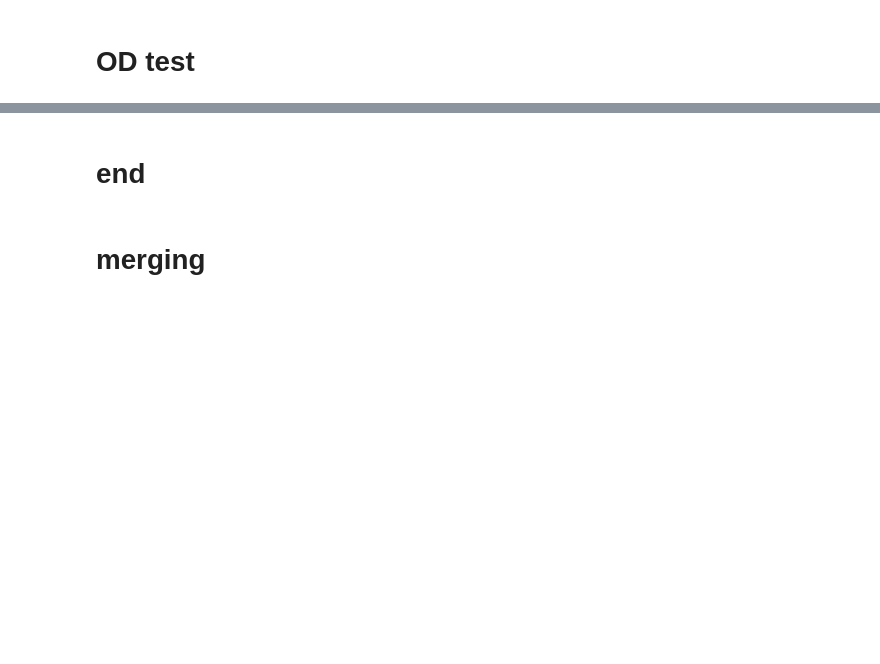
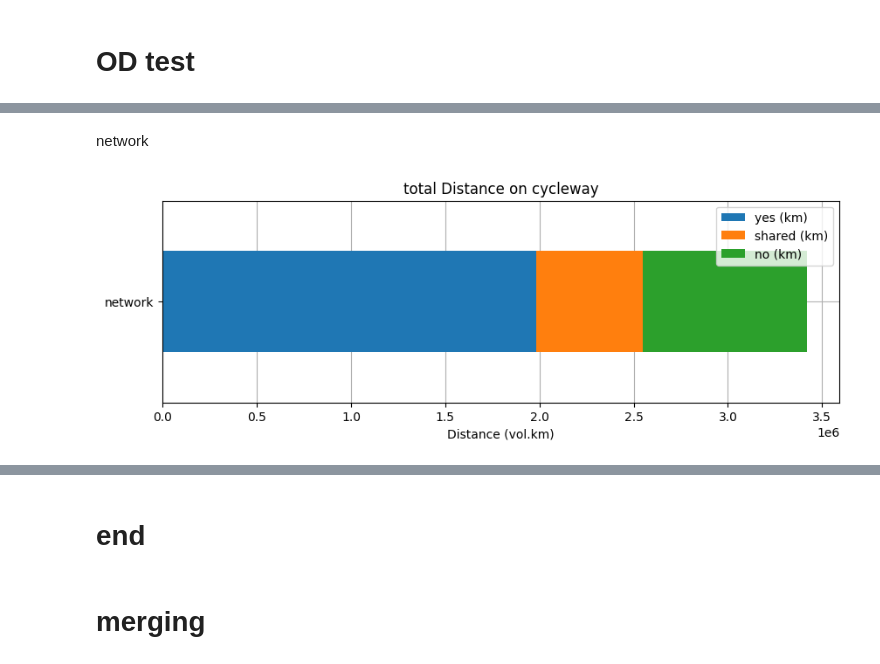
Before and after one commit to systragroup/quetzal_cyclops, a Jupyter notebook: notebooks/2_model/cyclops_model.ipynb, the cells around one changed output, grey strips where cells are left out. Cells and saved outputs as stored; diff of their text form; code cells hidden in the pictures; blank space fills up the shorter version.

Commit message:
first iteration of plots

```diff
--- a/notebooks/2_model/cyclops_model.ipynb
+++ b/notebooks/2_model/cyclops_model.ipynb
@@ -288,11 +282,8 @@ links.loc[links['isroad'],'eff_speed'] = links.loc[links['isroad'],'eff_speed']
 # derate it with shared cycleway weight
 links['cst_shared'] = links['highway'].apply(lambda x: cst_shared.get(x,1))
 
-ls = links.loc[index].loc[links['cycleway']=='shared'].index
+ls = links.loc[links['cycleway']=='shared'].index
 links.loc[ls,'eff_speed'] = links.loc[ls,'eff_speed'] * links.loc[ls,'cst_shared']
-
-ls = links.loc[index_r].loc[links['cycleway_reverse']=='shared'].index
-links.loc[ls,'eff_speed'] = links.loc[ls,'eff_speed'] * links.loc[ls,'cst_shared']
 # %% [markdown]
 transform effective speed to a weight
 # %%
@@ -412,0 +407,24 @@ for o,d in  enumerate(od_test['destination'].values):
+# %% [markdown]
+network
+# %%
+links['volkm'] = links['volume']*links['length']/1000
+res = links.groupby('cycleway')[['volkm']].agg(sum)
+#res['volkm'].plot.pie()
+
+res = res.T.fillna(0)
+res.columns = res.columns+' (km)'
+res = res.rename(index={'volkm':'network'})
+
+res['cycle (km)'] = res.sum(axis=1)
+
+res['no (%)'] = 100* res['no (km)'] / res['cycle (km)']
+res['shared (%)'] = 100* res['shared (km)'] / res['cycle (km)']
+res['yes (%)'] = 100* res['yes (km)'] / res['cycle (km)']
+# %%
+# crow fligh
+geom_dict = add_geometry_coordinates(zones)[['y_geometry','x_geometry']].apply(tuple,axis=1).to_dict()
+demand['distance'] = demand[['o_zone','d_zone']].apply(lambda x: get_flight_distance([*map(geom_dict.get, x.values)]), axis=1)
+res['crow (km)'] = sum(demand['volume'] * demand['distance'])/1000
+# %%
+res['cycle-crow (km)'] = res['cycle (km)'] - res['crow (km)']
+res['cycle/crow (%)'] = 100 * res['cycle (km)']/ res['crow (km)']
@@ -412,0 +433,11 @@ for o,d in  enumerate(od_test['destination'].values):
+# %%
+ax = res[['yes (km)', 'shared (km)', 'no (km)']].plot(kind='barh',stacked=True,figsize=(10, 3))
+plt.legend(loc="upper right", ncol=1)
+plt.gca().invert_yaxis()
+plt.xlabel("Distance (vol.km)")
+plt.grid(True, 'major', linestyle='-', axis='both')
+ax.set_axisbelow(True)
+plt.title('total Distance on cycleway')
+plt.savefig(output_folder+'total_distance_km.png')
+# %% [output]
+[figure, added]
```
Also changed, not shown: parts of 38 cells of this notebook.
